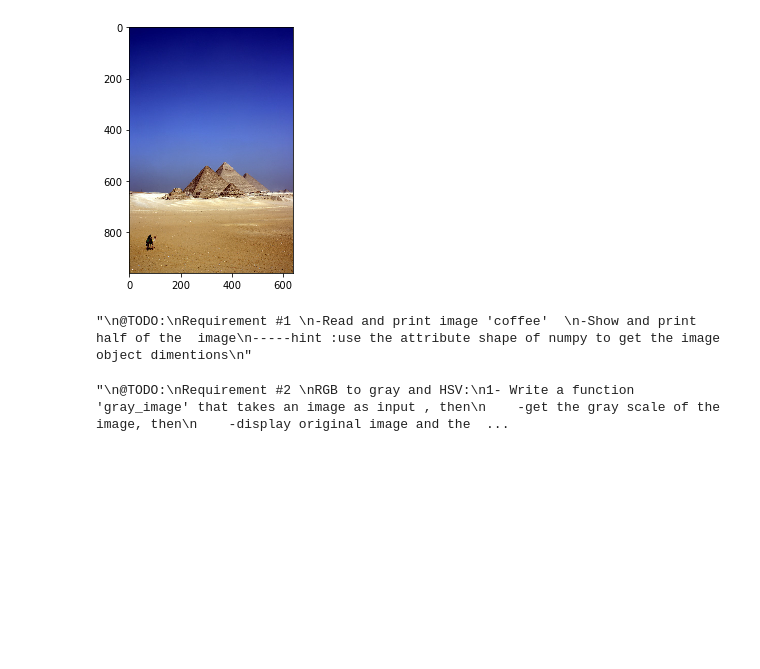
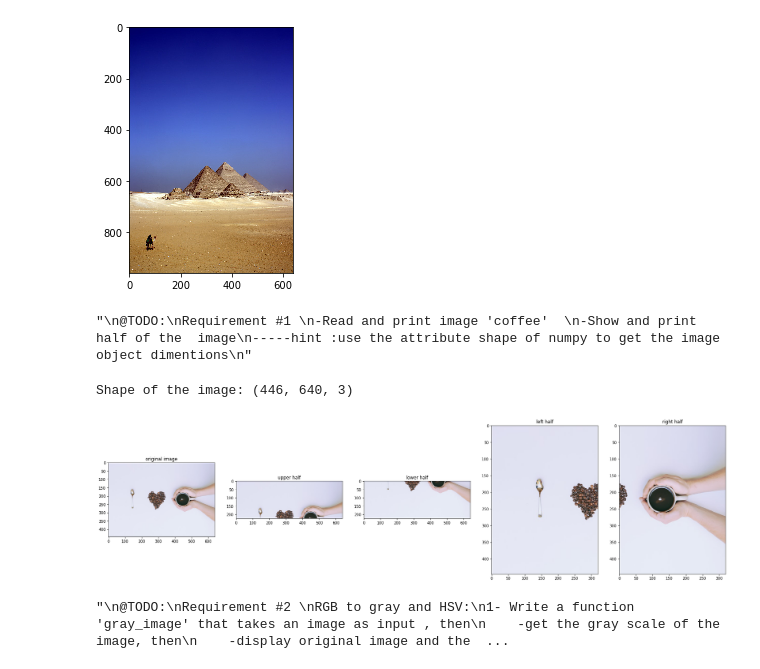
Before and after one commit to BeshoyMorad/ImageProcessing_Labs, a Jupyter notebook: Lab1-std/Lab_1_std.ipynb, the cells around one changed output. Cells and saved outputs as stored; diff of their text form; code cells hidden in the pictures; blank space fills up the shorter version.

```diff
--- a/Lab1-std/Lab_1_std.ipynb
+++ b/Lab1-std/Lab_1_std.ipynb
@@ -53,6 +53,25 @@ Requirement #1
 '''
 # %% [output]
 "\n@TODO:\nRequirement #1 \n-Read and print image 'coffee'  \n-Show and print half of the  image\n-----hint :use the attribute shape of numpy to get the image object dimentions\n"
+# %%
+# read the image
+coffee = io.imread('coffee.jpeg')
+
+#shape of the image
+shape = coffee.shape
+print("Shape of the image: " + str(shape))
+
+upperHalf = coffee[0:shape[0]//2]
+lowerHalf = coffee[shape[0]//2:]
+leftHalf = coffee[:,0:shape[1]//2]
+rightHalf = coffee[:,shape[1]//2:]
+
+images = [coffee, upperHalf, lowerHalf, leftHalf, rightHalf]
+titles = ["original image", "upper half", "lower half", "left half", "right half"]
+show_images(images, titles)
+# %% [output]
+Shape of the image: (446, 640, 3)
+[figure, added]
 # %%
 '''
 @TODO:
```
